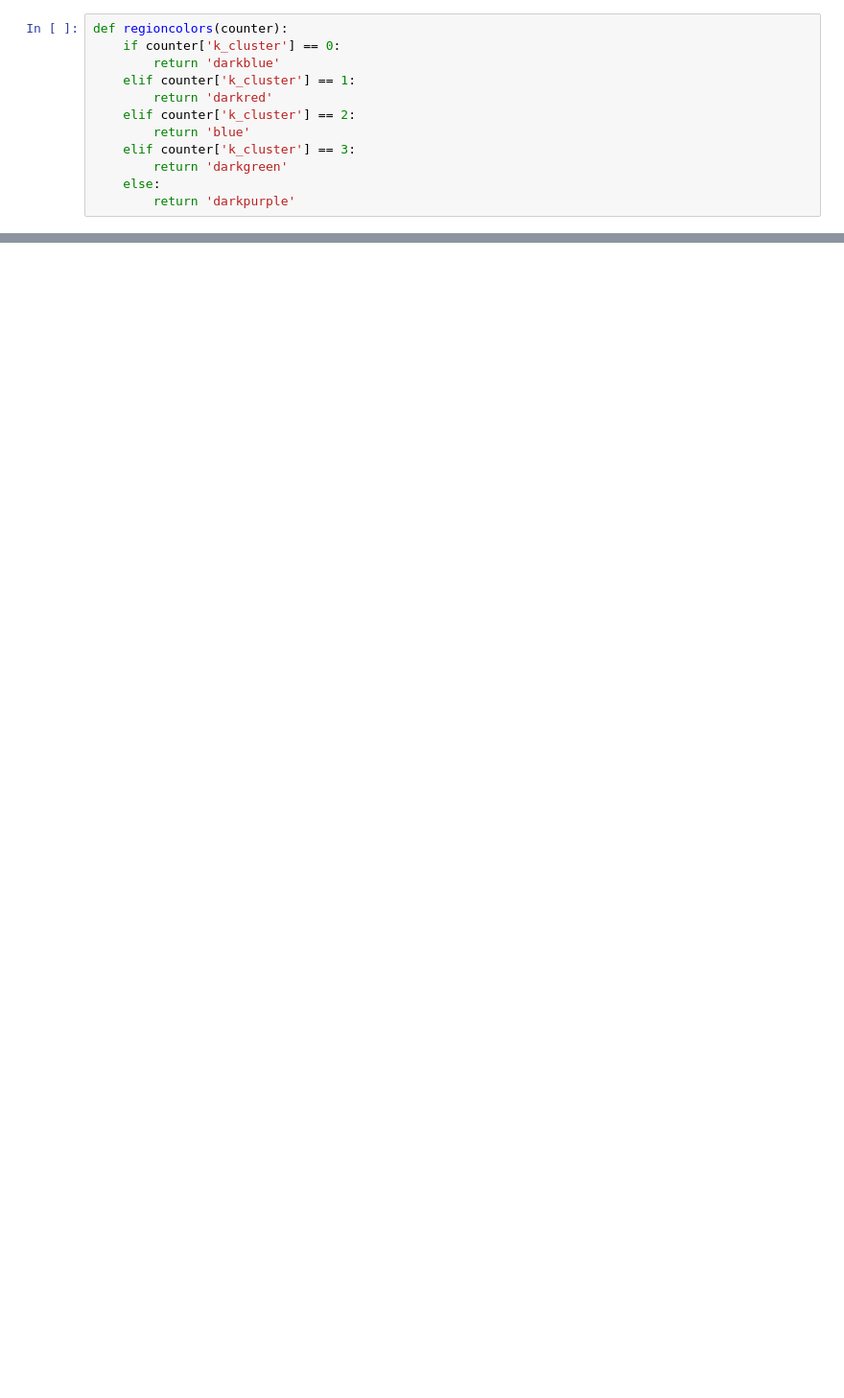
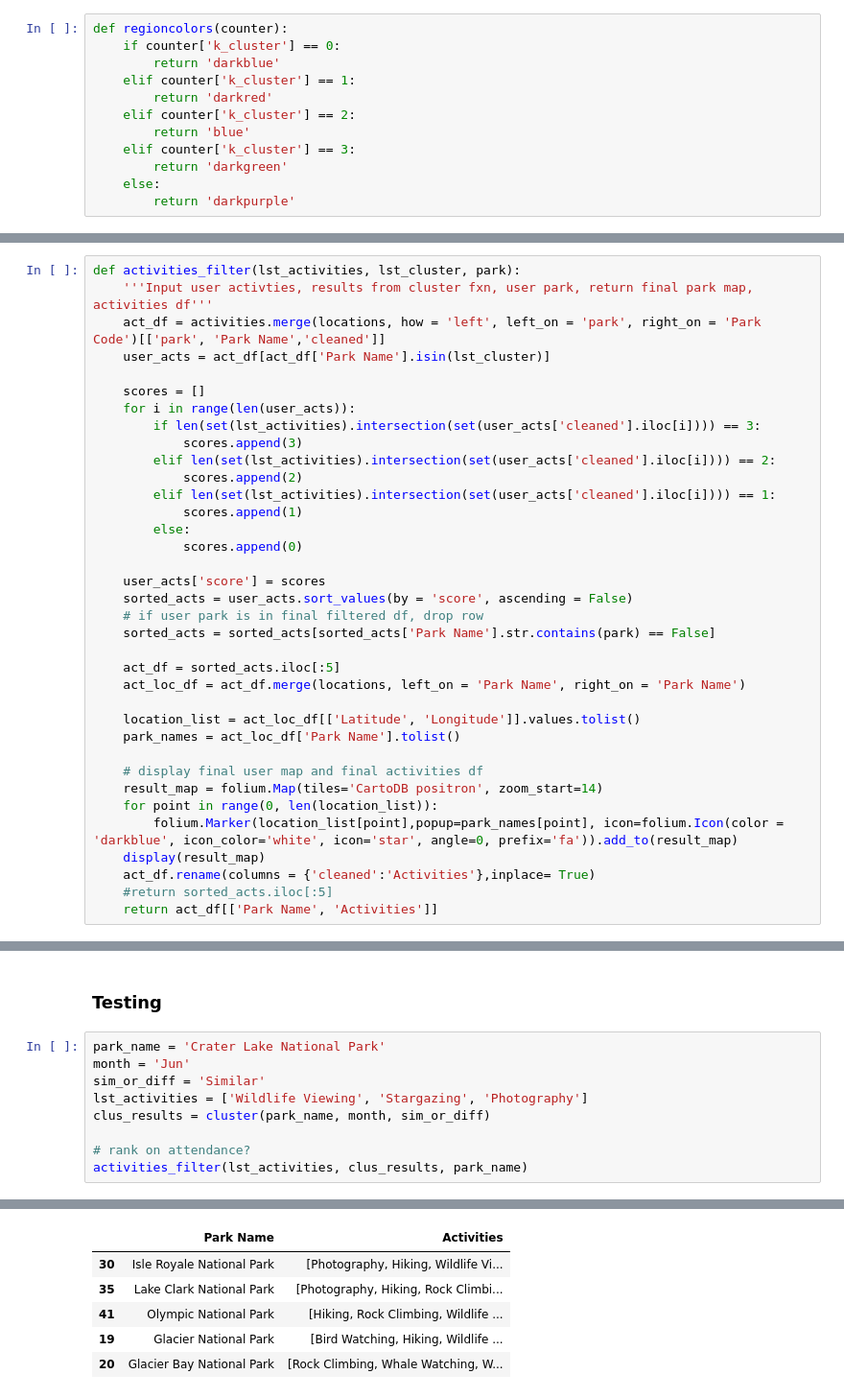
Before and after one commit to l-ching/Capstone-Project, a Jupyter notebook: kmeans_class.ipynb, the cells around one changed output, grey strips where cells are left out. Shown: that part at 96% size. Cells and saved outputs as stored; diff of their text form; blank space fills up the shorter version.

Commit message:
Filtered with activities

```diff
--- a/kmeans_class.ipynb
+++ b/kmeans_class.ipynb
@@ -312,0 +268,36 @@ Silhouette Score: 0.3407326453458478
+# %%
+def activities_filter(lst_activities, lst_cluster, park):
+    '''Input user activties, results from cluster fxn, user park, return final park map, activities df'''
+    act_df = activities.merge(locations, how = 'left', left_on = 'park', right_on = 'Park Code')[['park', 'Park Name','cleaned']]
+    user_acts = act_df[act_df['Park Name'].isin(lst_cluster)]
+
+    scores = []
+    for i in range(len(user_acts)):
+        if len(set(lst_activities).intersection(set(user_acts['cleaned'].iloc[i]))) == 3:
+            scores.append(3)
+        elif len(set(lst_activities).intersection(set(user_acts['cleaned'].iloc[i]))) == 2:
+            scores.append(2)
+        elif len(set(lst_activities).intersection(set(user_acts['cleaned'].iloc[i]))) == 1:
+            scores.append(1)
+        else:
+            scores.append(0)
+
+    user_acts['score'] = scores
+    sorted_acts = user_acts.sort_values(by = 'score', ascending = False)
+    # if user park is in final filtered df, drop row
+    sorted_acts = sorted_acts[sorted_acts['Park Name'].str.contains(park) == False]
+
+    act_df = sorted_acts.iloc[:5]
+    act_loc_df = act_df.merge(locations, left_on = 'Park Name', right_on = 'Park Name')
+
+    location_list = act_loc_df[['Latitude', 'Longitude']].values.tolist()
+    park_names = act_loc_df['Park Name'].tolist()
+
+    # display final user map and final activities df
+    result_map = folium.Map(tiles='CartoDB positron', zoom_start=14)
+    for point in range(0, len(location_list)):
+        folium.Marker(location_list[point],popup=park_names[point], icon=folium.Icon(color = 'darkblue', icon_color='white', icon='star', angle=0, prefix='fa')).add_to(result_map)
+    display(result_map)
+    act_df.rename(columns = {'cleaned':'Activities'},inplace= True)
+    #return sorted_acts.iloc[:5]
+    return act_df[['Park Name', 'Activities']]
@@ -312,0 +326,12 @@ Silhouette Score: 0.3407326453458478
+# %% [markdown]
+### Testing
+# %%
+park_name = 'Crater Lake National Park'
+month = 'Jun'
+sim_or_diff = 'Similar'
+lst_activities = ['Wildlife Viewing', 'Stargazing', 'Photography']
+clus_results = cluster(park_name, month, sim_or_diff)
+
+# rank on attendance?
+activities_filter(lst_activities, clus_results, park_name)
+# %% [output]
@@ -312,0 +339,6 @@ Silhouette Score: 0.3407326453458478
+|  | Park Name | Activities |
+| 30 | Isle Royale National Park | [Photography, Hiking, Wildlife Vi... |
+| 35 | Lake Clark National Park | [Photography, Hiking, Rock Climbi... |
+| 41 | Olympic National Park | [Hiking, Rock Climbing, Wildlife ... |
+| 19 | Glacier National Park | [Bird Watching, Hiking, Wildlife ... |
+| 20 | Glacier Bay National Park | [Rock Climbing, Whale Watching, W... |
```
Also changed, not shown: parts of 14 cells of this notebook.
